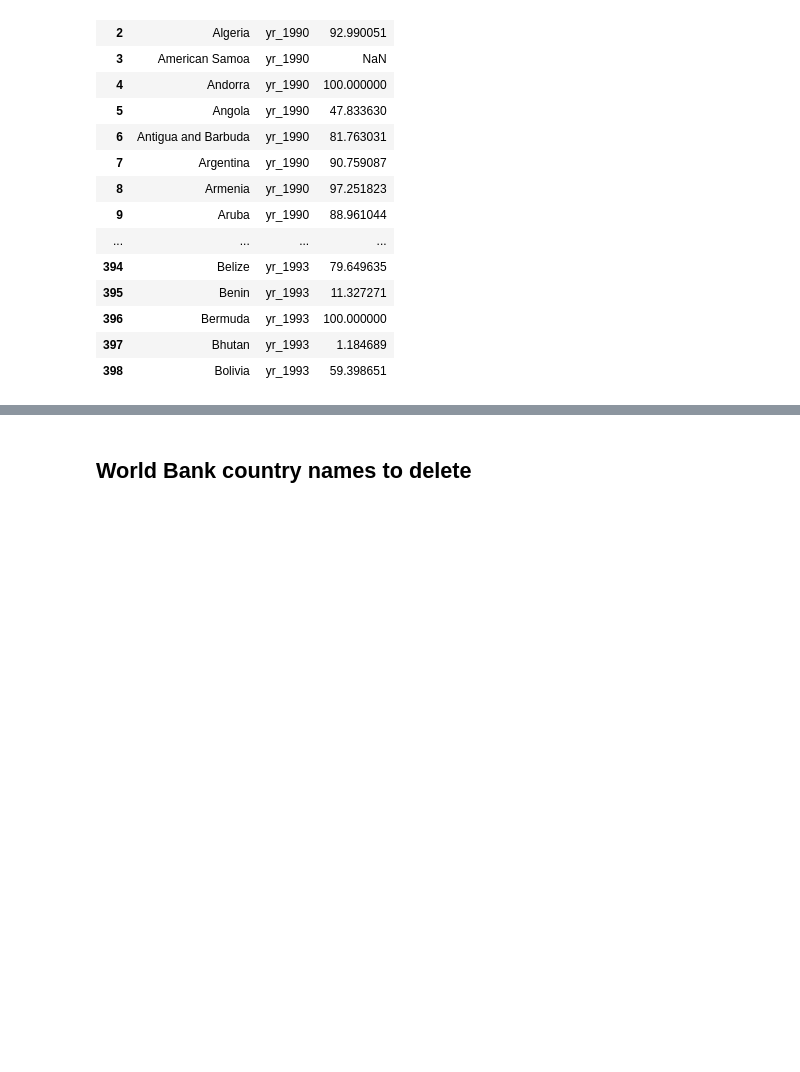
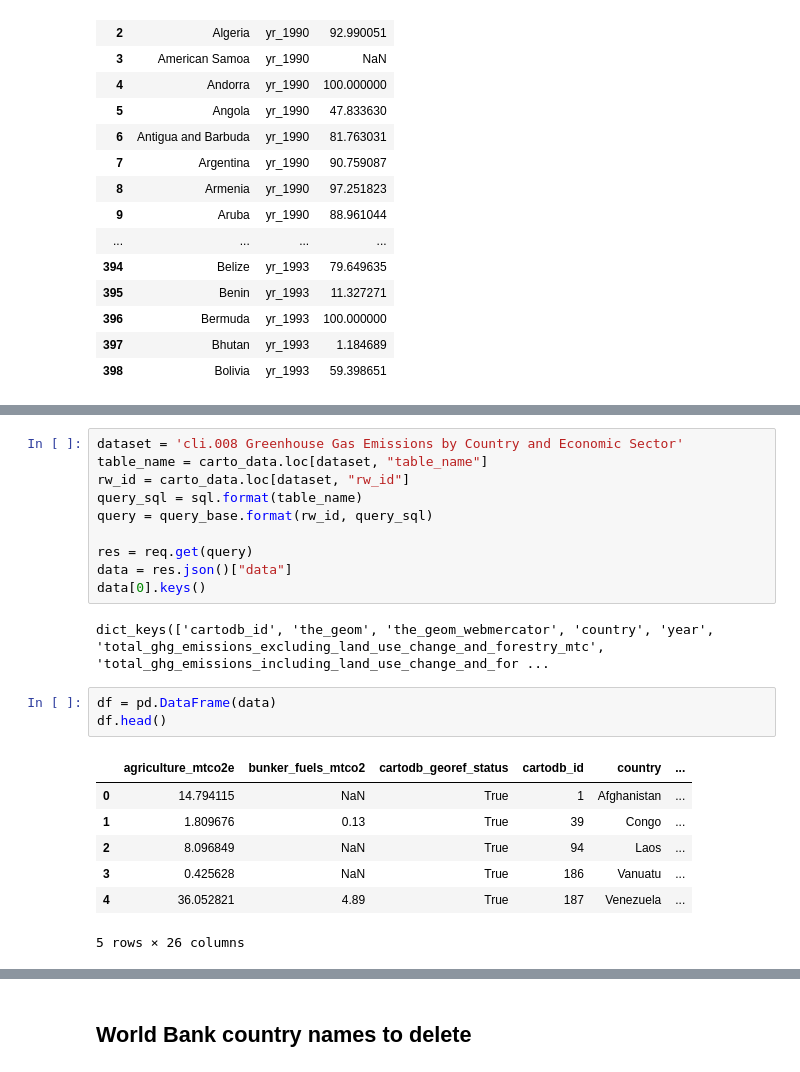
Before and after one commit to nsuberi/ResourceWatchCode, a Jupyter notebook: Notebooks for Exploring Specific Datasets/Converting between long and wide form - Carto.ipynb, the cells around one changed output, grey strips where cells are left out. Cells and saved outputs as stored; diff of their text form; blank space fills up the shorter version.

```diff
--- a/Notebooks for Exploring Specific Datasets/Converting between long and wide form - Carto.ipynb
+++ b/Notebooks for Exploring Specific Datasets/Converting between long and wide form - Carto.ipynb
@@ -208,0 +342,23 @@ pd.melt(df, id_vars = "yr_Country Name", value_vars = df.columns[1:-1])
+# %%
+dataset = 'cli.008 Greenhouse Gas Emissions by Country and Economic Sector'
+table_name = carto_data.loc[dataset, "table_name"]
+rw_id = carto_data.loc[dataset, "rw_id"]
+query_sql = sql.format(table_name)
+query = query_base.format(rw_id, query_sql)
+
+res = req.get(query)
+data = res.json()["data"]
+data[0].keys()
+# %% [output]
+dict_keys(['cartodb_id', 'the_geom', 'the_geom_webmercator', 'country', 'year', 'total_ghg_emissions_excluding_land_use_change_and_forestry_mtc', 'total_ghg_emissions_including_land_use_change_and_for ...
+# %%
+df = pd.DataFrame(data)
+df.head()
+# %% [output]
+|  | agriculture_mtco2e | bunker_fuels_mtco2 | cartodb_georef_status | cartodb_id | country | ... |
+| 0 | 14.794115 | NaN | True | 1 | Afghanistan | ... |
+| 1 | 1.809676 | 0.13 | True | 39 | Congo | ... |
+| 2 | 8.096849 | NaN | True | 94 | Laos | ... |
+| 3 | 0.425628 | NaN | True | 186 | Vanuatu | ... |
+| 4 | 36.052821 | 4.89 | True | 187 | Venezuela | ... |
+5 rows × 26 columns
```
Also changed, not shown: parts of 10 cells of this notebook, 4 other files.
